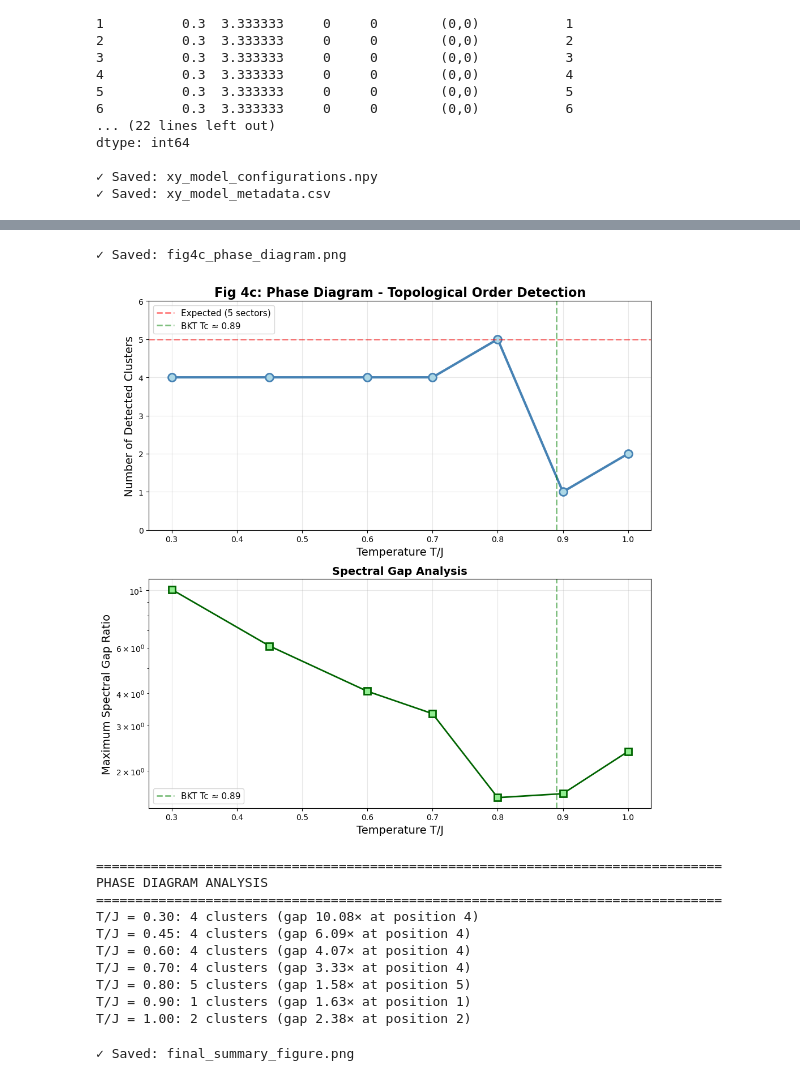
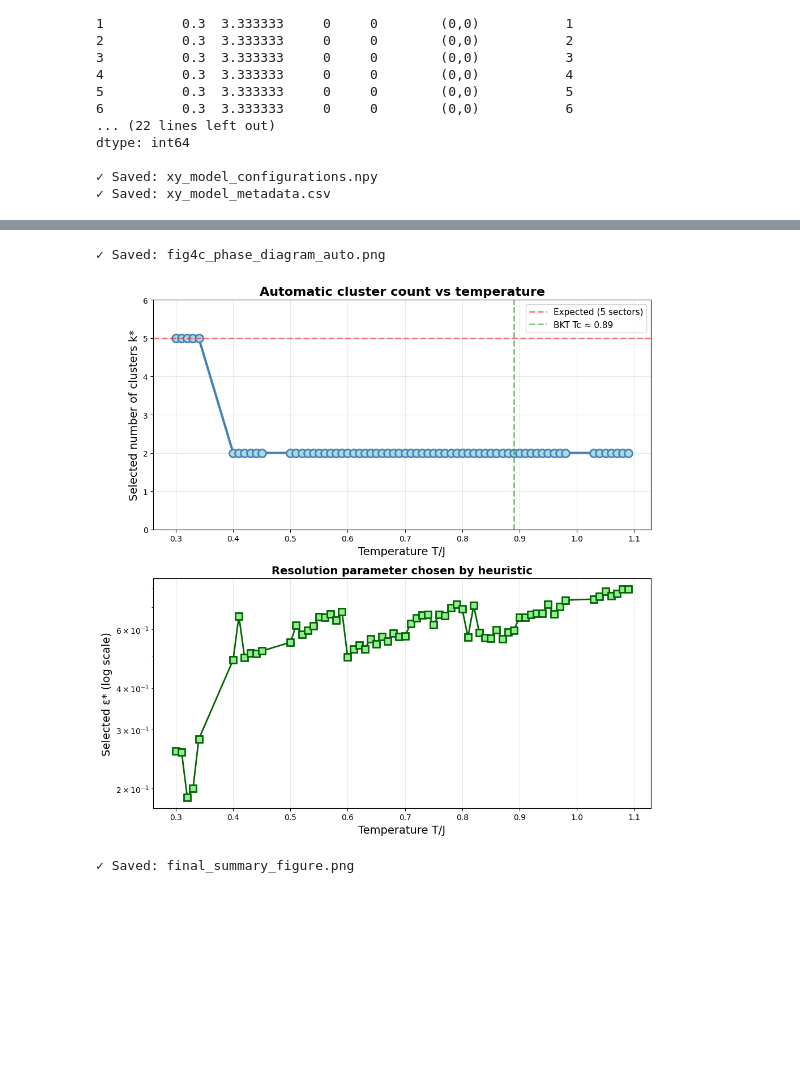
Before and after one commit to neel-j-dev/Classifying-BLK-Transitions, a Jupyter notebook: Diffusion/notebook.ipynb, the cells around one changed output, grey strips where cells are left out. Drawn from its saved outputs; the diff is of its cells as text; code cells hidden in the pictures; blank space fills up the shorter version.

```diff
--- a/Diffusion/notebook.ipynb
+++ b/Diffusion/notebook.ipynb
@@ -863,65 +816,37 @@ Completed in 1.9 seconds
 # %%
-
-
-
-
 temps = [result['temperature'] for result in temperature_analysis]
 n_clusters_list = [result['n_clusters'] for result in temperature_analysis]
-gap_ratios = [result['max_gap_ratio'] for result in temperature_analysis]
-
+epsilons = [result['epsilon'] for result in temperature_analysis]
+gap_ratios = [result['gap_ratio'] for result in temperature_analysis]
 
 fig, (ax1, ax2) = plt.subplots(2, 1, figsize=(10, 10))
-
 
 ax1.plot(temps, n_clusters_list, 'o-', linewidth=3, markersize=10,
          color='steelblue', markerfacecolor='lightblue', markeredgewidth=2,
          markeredgecolor='steelblue')
 ax1.axhline(y=5, color='red', linestyle='--', linewidth=2, alpha=0.5, label='Expected (5 sectors)')
 ax1.axvline(x=0.89, color='green', linestyle='--', linewidth=2, alpha=0.5, label='BKT Tc ≈ 0.89')
 ax1.set_xlabel('Temperature T/J', fontsize=14)
-ax1.set_ylabel('Number of Detected Clusters', fontsize=14)
-ax1.set_title('Fig 4c: Phase Diagram - Topological Order Detection', fontsize=16, fontweight='bold')
+ax1.set_ylabel('Selected number of clusters k*', fontsize=14)
+ax1.set_title('Automatic cluster count vs temperature', fontsize=16, fontweight='bold')
 ax1.grid(True, alpha=0.3)
 ax1.legend(fontsize=11)
 ax1.set_ylim([0, 6])
 
-
-ax2.plot(temps, gap_ratios, 's-', linewidth=2, markersize=8,
+ax2.plot(temps, epsilons, 's-', linewidth=2, markersize=8,
          color='darkgreen', markerfacecolor='lightgreen', markeredgewidth=2,
          markeredgecolor='darkgreen')
-ax2.axvline(x=0.89, color='green', linestyle='--', linewidth=2, alpha=0.5, label='BKT Tc ≈ 0.89')
 ax2.set_xlabel('Temperature T/J', fontsize=14)
-ax2.set_ylabel('Maximum Spectral Gap Ratio', fontsize=14)
-ax2.set_title('Spectral Gap Analysis', fontsize=14, fontweight='bold')
+ax2.set_ylabel('Selected ε* (log scale)', fontsize=14)
+ax2.set_title('Resolution parameter chosen by heuristic', fontsize=14, fontweight='bold')
+ax2.set_yscale('log')
 ax2.grid(True, alpha=0.3)
-ax2.legend(fontsize=11)
-ax2.set_yscale('log')
 
 plt.tight_layout()
-plt.savefig('fig4c_phase_diagram.png', dpi=150, bbox_inches='tight')
-print("✓ Saved: fig4c_phase_diagram.png")
+plt.savefig('fig4c_phase_diagram_auto.png', dpi=150, bbox_inches='tight')
+print("✓ Saved: fig4c_phase_diagram_auto.png")
 plt.show()
-
-print("\n" + "=" * 80)
-print("PHASE DIAGRAM ANALYSIS")
-print("=" * 80)
-for result in temperature_analysis:
-    T = result['temperature']
-    n = result['n_clusters']
-    gap = result['max_gap_ratio']
-    pos = result['max_gap_position']
-    print(f"T/J = {T:.2f}: {n} clusters (gap {gap:.2f}× at position {pos})")
 # %% [output]
-✓ Saved: fig4c_phase_diagram.png
+✓ Saved: fig4c_phase_diagram_auto.png
-[figure, old version]
+[figure, new version]
-================================================================================
-PHASE DIAGRAM ANALYSIS
-================================================================================
-T/J = 0.30: 4 clusters (gap 10.08× at position 4)
-T/J = 0.45: 4 clusters (gap 6.09× at position 4)
-T/J = 0.60: 4 clusters (gap 4.07× at position 4)
-T/J = 0.70: 4 clusters (gap 3.33× at position 4)
-T/J = 0.80: 5 clusters (gap 1.58× at position 5)
-T/J = 0.90: 1 clusters (gap 1.63× at position 1)
-T/J = 1.00: 2 clusters (gap 2.38× at position 2)
 # %%
```
Also changed, not shown: parts of 16 cells of this notebook.
